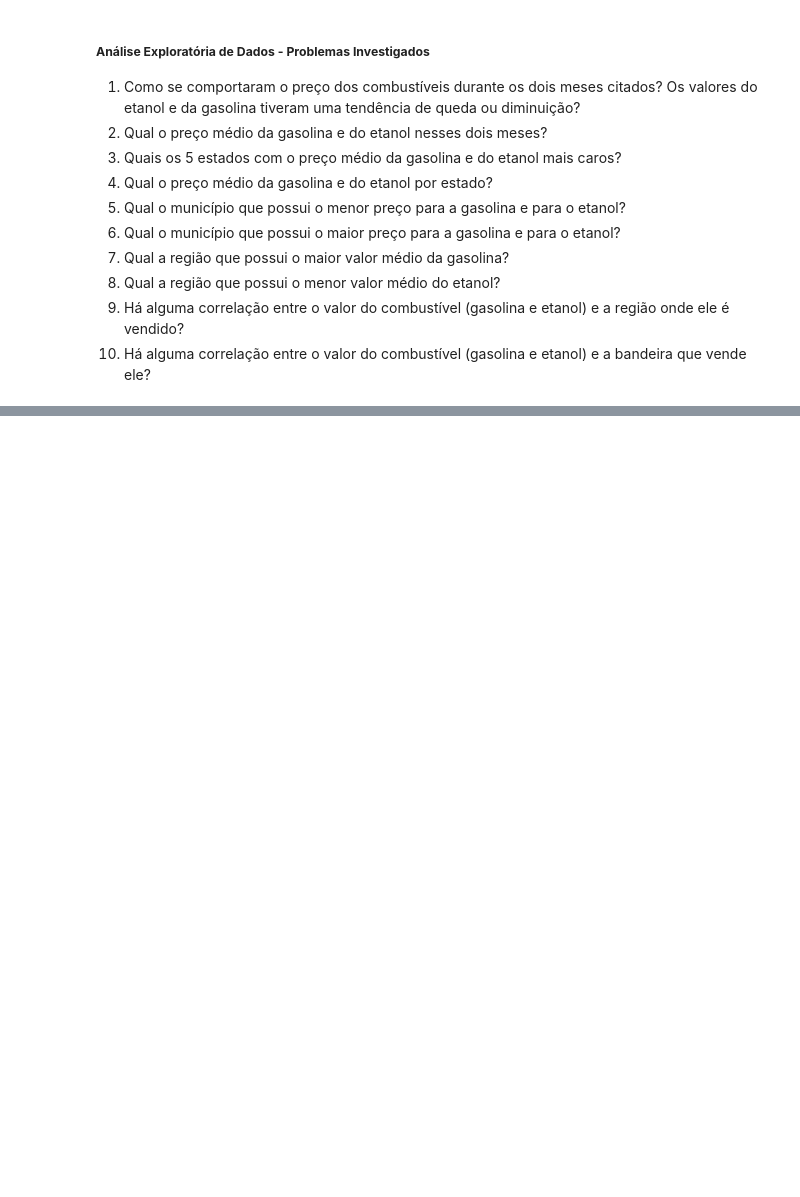
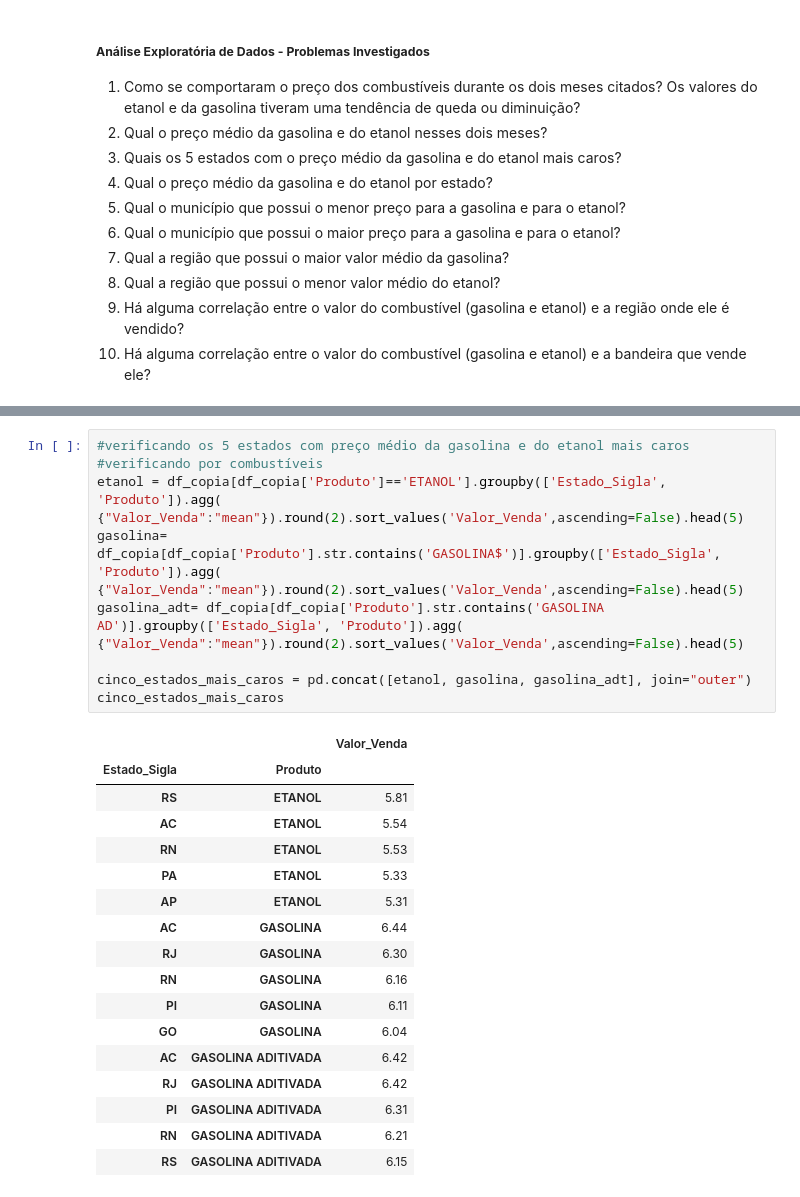
Before and after one commit to LeGuigs/Projeto_M4_DA, a Jupyter notebook: Notebook_Projeto_M4_Grupo4_ANP.ipynb, the cells around one changed output, grey strips where cells are left out. Saved outputs shown, nothing was run; the diff lists cells and outputs as text; blank space fills up the shorter version.

```diff
--- a/Notebook_Projeto_M4_Grupo4_ANP.ipynb
+++ b/Notebook_Projeto_M4_Grupo4_ANP.ipynb
@@ -457,0 +499,27 @@ bandeira que vende ele?
+# %%
+#verificando os 5 estados com preço médio da gasolina e do etanol mais caros
+#verificando por combustíveis
+etanol = df_copia[df_copia['Produto']=='ETANOL'].groupby(['Estado_Sigla', 'Produto']).agg( {"Valor_Venda":"mean"}).round(2).sort_values('Valor_Venda',ascending=False).head(5)
+gasolina= df_copia[df_copia['Produto'].str.contains('GASOLINA$')].groupby(['Estado_Sigla', 'Produto']).agg( {"Valor_Venda":"mean"}).round(2).sort_values('Valor_Venda',ascending=False).head(5)
+gasolina_adt= df_copia[df_copia['Produto'].str.contains('GASOLINA AD')].groupby(['Estado_Sigla', 'Produto']).agg( {"Valor_Venda":"mean"}).round(2).sort_values('Valor_Venda',ascending=False).head(5)
+
+cinco_estados_mais_caros = pd.concat([etanol, gasolina, gasolina_adt], join="outer")
+cinco_estados_mais_caros
+# %% [output]
+|  |  | Valor_Venda |
+| Estado_Sigla | Produto |  |
+| RS | ETANOL | 5.81 |
+| AC | ETANOL | 5.54 |
+| RN | ETANOL | 5.53 |
+| PA | ETANOL | 5.33 |
+| AP | ETANOL | 5.31 |
+| AC | GASOLINA | 6.44 |
+| RJ | GASOLINA | 6.30 |
+| RN | GASOLINA | 6.16 |
+| PI | GASOLINA | 6.11 |
+| GO | GASOLINA | 6.04 |
+| AC | GASOLINA ADITIVADA | 6.42 |
+| RJ | GASOLINA ADITIVADA | 6.42 |
+| PI | GASOLINA ADITIVADA | 6.31 |
+| RN | GASOLINA ADITIVADA | 6.21 |
+| RS | GASOLINA ADITIVADA | 6.15 |
```
Also changed, not shown: parts of 6 cells of this notebook.
